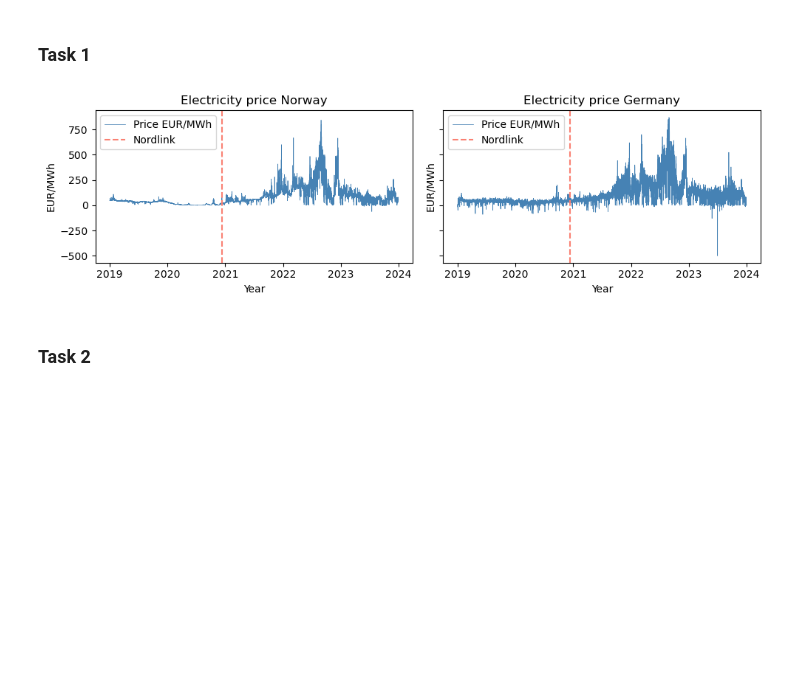
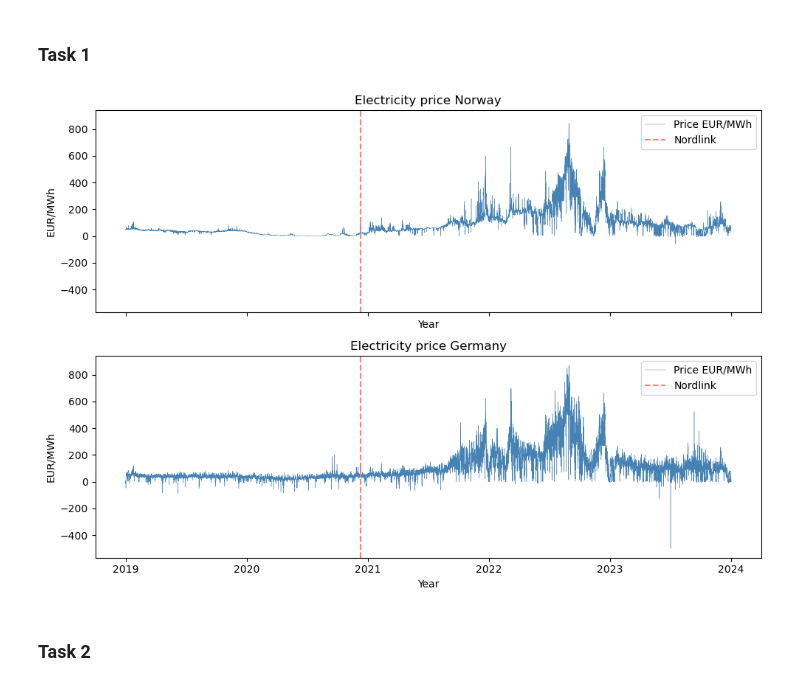
Before and after one commit to AndreasNoklebye/TECH2-Exam, a Jupyter notebook: exam-tech2.ipynb, the cells around one changed output. Cells and saved outputs as stored; diff of their text form; code cells hidden in the pictures; blank space fills up the shorter version.

```diff
--- a/exam-tech2.ipynb
+++ b/exam-tech2.ipynb
@@ -74,27 +74,27 @@ df2
 # %% [markdown]
 ### Task 1
 # %%
-fig1, axes = plt.subplots(1,2, sharex=True, sharey=True, figsize=(10,3))                     # Creates subplots with one row and two columns
+fig1, axes = plt.subplots(2,1, sharex=True, sharey=True, figsize=(10,7))                    # Creates subplots
 
 Country = ['Norway', 'Germany']                                                             # List of the two countries
 
 xvalues = df.index.drop_duplicates()                                                        # Gets the x-values for the plots, removes duplicates
 yvalues0 = df[df['MapCode'] == 'NO2']['Price']                                              # Gets the y-values for Norway
 yvalues1 = df[df['MapCode'] == 'DE_LU']['Price']                                            # Gets the y-values for Germany
 
 yvalues = [yvalues0, yvalues1]                                                              # Puts the yvalues in a list together
 
 for i in range(2):                                                                          # For loop creating the two subplots
-    axes[i].plot(xvalues, yvalues[i], lw=0.5, label='Price EUR/MWh', c='steelblue')         # Plots the electricity graph
+    axes[i].plot(xvalues, yvalues[i], lw=0.3, label='Price EUR/MWh', c='steelblue')         # Plots the electricity graph
     axes[i].axvline(pd.to_datetime('2020-12-09'), ls='--', c='salmon', label='Nordlink')    # Plots the vertical line for opening of Nordlink
     axes[i].set_title(f'Electricity price {Country[i]}')
     axes[i].set_xlabel('Year')
     axes[i].set_ylabel('EUR/MWh')
     axes[i].legend()
 
-plt.tight_layout()                                                                          # "Adjust the padding between and around subplots" (matplotlib.org, 2024)
+plt.tight_layout()                                                                          # Adjust the layout
 # %% [output]
-[figure, old version]
+[figure, new version]
 # %% [markdown]
 ### Task 2
 # %%
```
Also changed, not shown: parts of 6 cells of this notebook.
